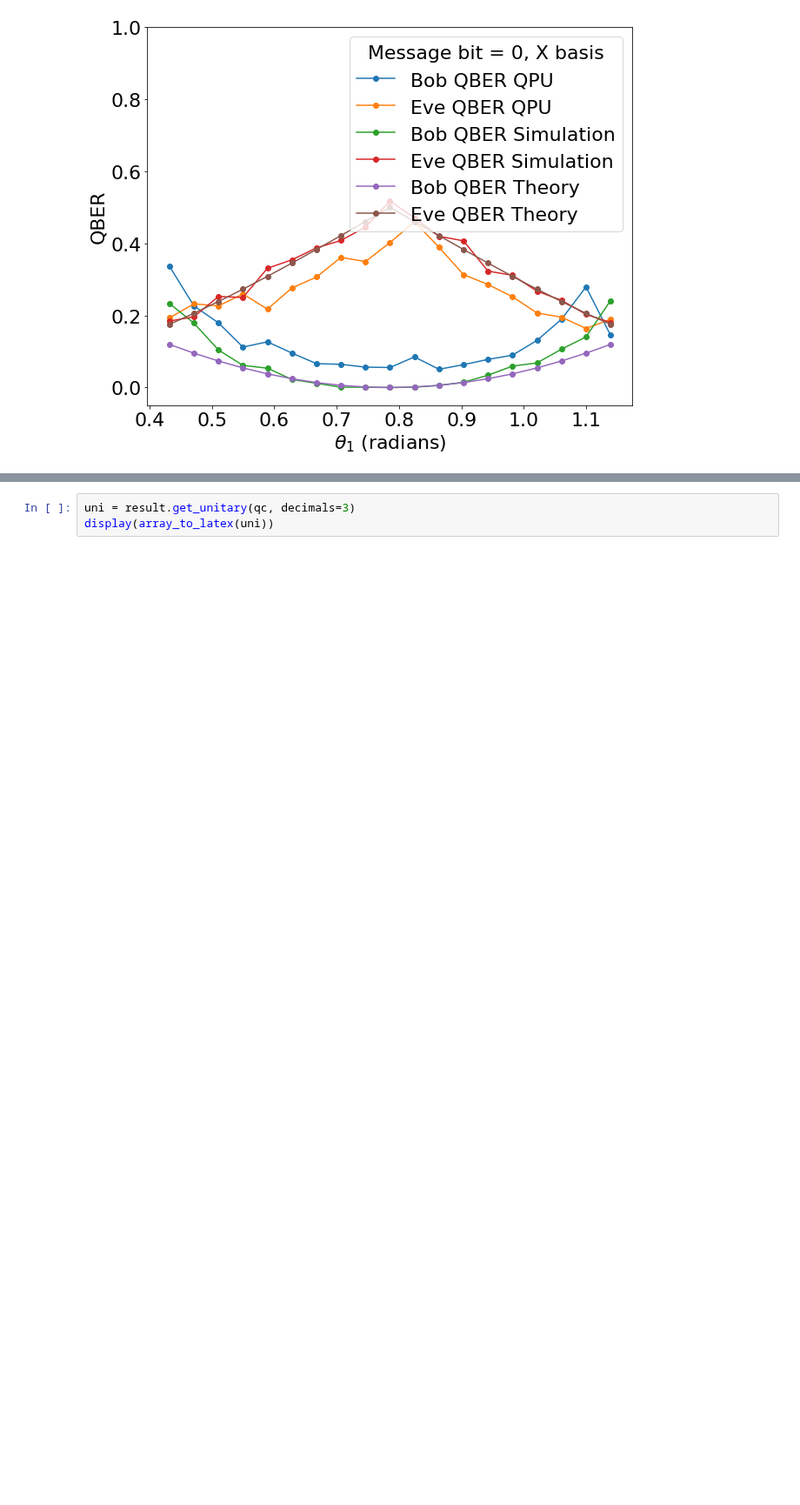
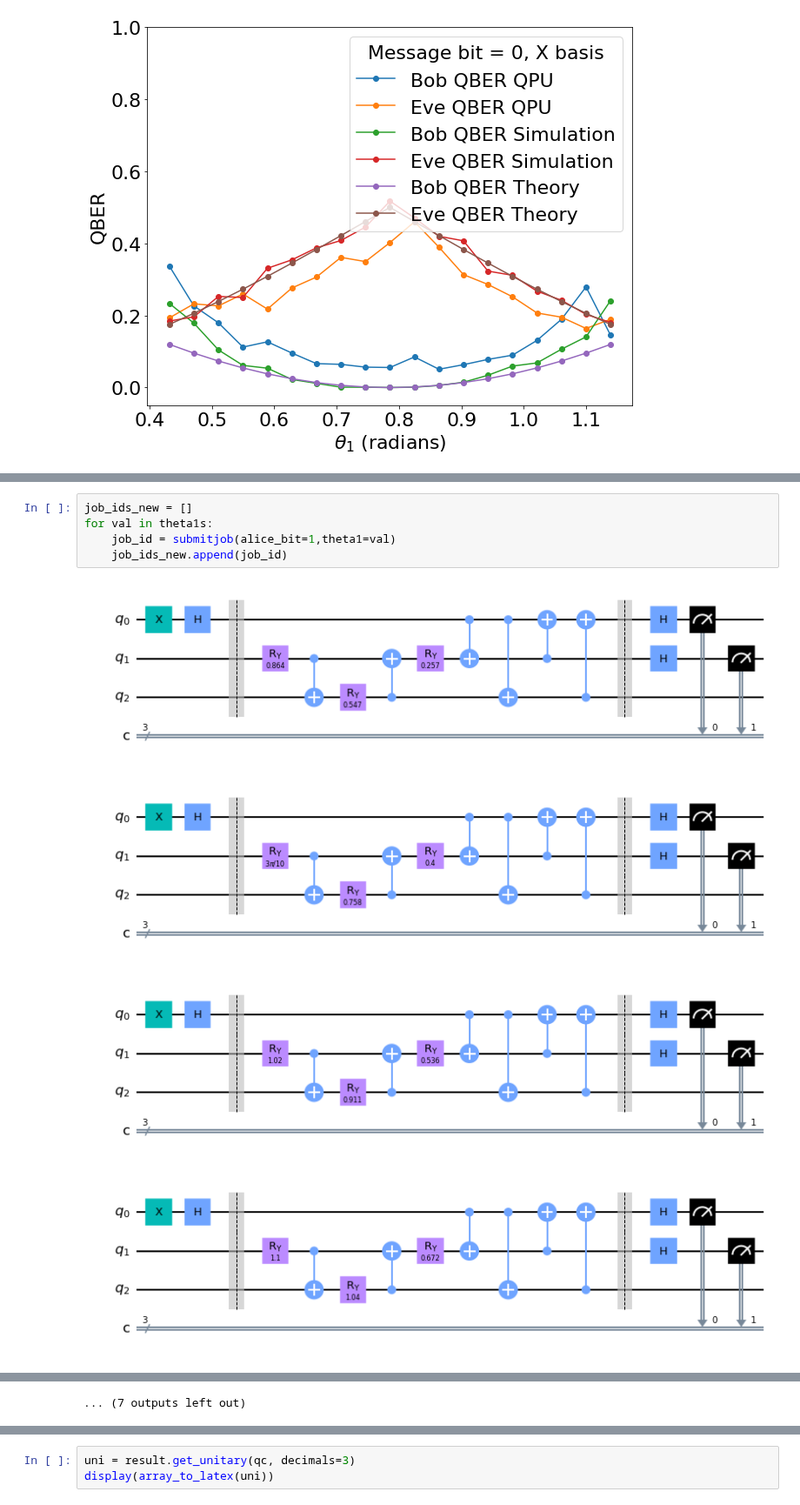
Before and after one commit to egrace479/QuForceBB84Proj, a Jupyter notebook: notebooks/ionq_implementation.ipynb, the cells around one changed output, grey strips where cells are left out. Shown at 87% size. Drawn from its saved outputs; the diff is of its cells as text; blank space fills up the shorter version.

```diff
--- a/notebooks/ionq_implementation.ipynb
+++ b/notebooks/ionq_implementation.ipynb
@@ -547,0 +576,10 @@ plt.show()
+# %%
+job_ids_new = []
+for val in theta1s:
+    job_id = submitjob(alice_bit=1,theta1=val)
+    job_ids_new.append(job_id)
+# %% [output]
+[figure, added]
+[figure, added]
+[figure, added]
+[figure, added]
@@ -547,0 +594 @@ plt.show()
+... (7 outputs left out)
```
Also changed, not shown: parts of 11 cells of this notebook.
